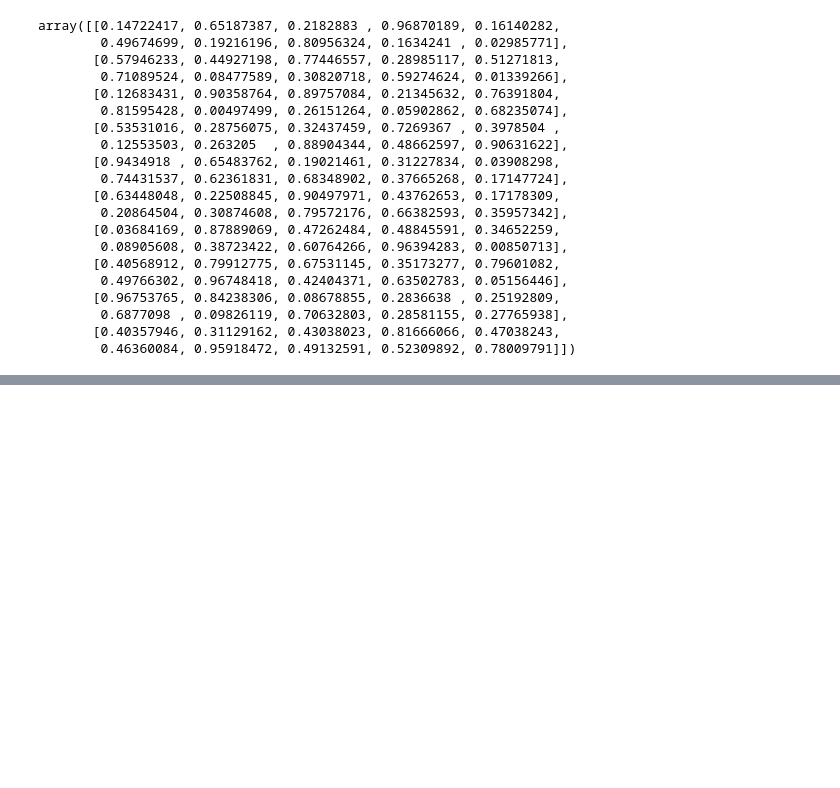
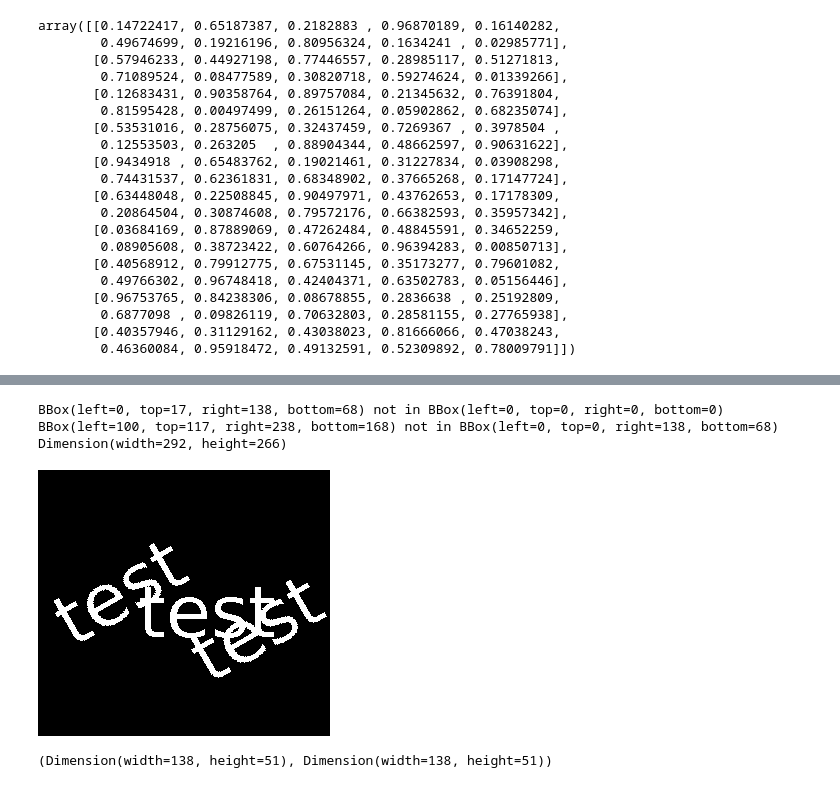
Before and after one commit to oakaigh/python-tagcloud, a Jupyter notebook: test.ipynb, the cells around one changed output, grey strips where cells are left out. Saved outputs shown, nothing was run; the diff lists cells and outputs as text; code cells hidden in the pictures; blank space fills up the shorter version.

```diff
--- a/test.ipynb
+++ b/test.ipynb
@@ -46,3 +0,0 @@ def _shift(a, offsets, fill_value=np.nan):
-# %%
-a = np.random.rand(5, 5)
-_shift(a, offsets=(-1, -1)) #- _shift(a, offsets=(-1, 0))
@@ -55,6 +0,0 @@ array([[0.48487268, 0.99210684, 0.00391865, 0.46874951,        nan],
-# %%
-import numpy as np
-
-x=np.array([[1,2,3],[4,5,6],[7,8,9], [3, 7,9]])[::-1,:]
-print(x)
-print(x[::-1,:])
@@ -187,0 +829,30 @@ array([[0.14722417, 0.65187387, 0.2182883 , 0.96870189, 0.16140282,
+# %%
+f = ImageFont.truetype('DejaVuSans.ttf', 72)
+# %%
+#%%timeit
+
+im = Image.make(mode='1', size=(0, 0))
+
+bbox_text0 = im.text(text='test', font=f, xy=(0, 0), fill=255, expand=True)
+
+bbox_text1 = im.text(text='test', font=f, xy=(100, 100), fill=255, expand=True)
+#im.render()
+
+im.rotate(30, expand=True)
+print(im._dimension)
+
+
+
+im.text(text='test', font=f, xy=(100, 100), fill=255, expand=True)
+
+im.render()
+im._base
+# %% [output]
+BBox(left=0, top=17, right=138, bottom=68) not in BBox(left=0, top=0, right=0, bottom=0)
+BBox(left=100, top=117, right=238, bottom=168) not in BBox(left=0, top=0, right=138, bottom=68)
+Dimension(width=292, height=266)
+[figure, added]
+# %%
+bbox_text0.dimension(), bbox_text1.dimension()
+# %% [output]
+(Dimension(width=138, height=51), Dimension(width=138, height=51))
```
Also changed, not shown: parts of 47 cells of this notebook, 3 other files.
